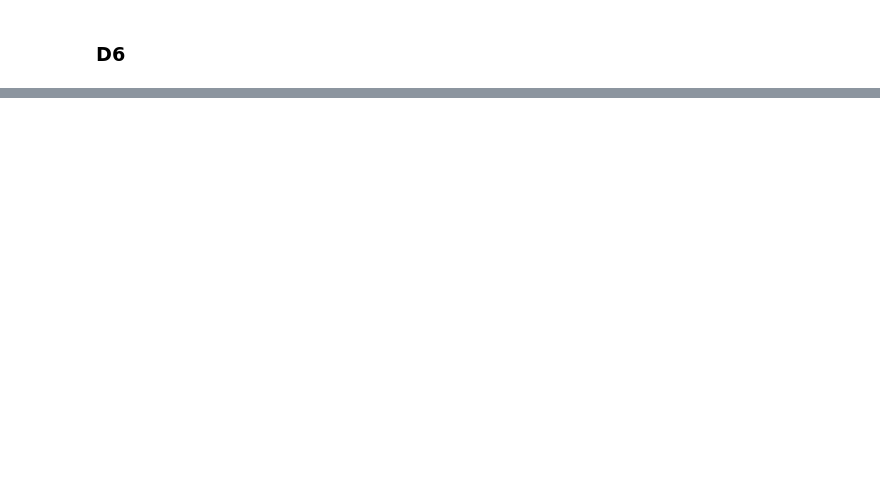
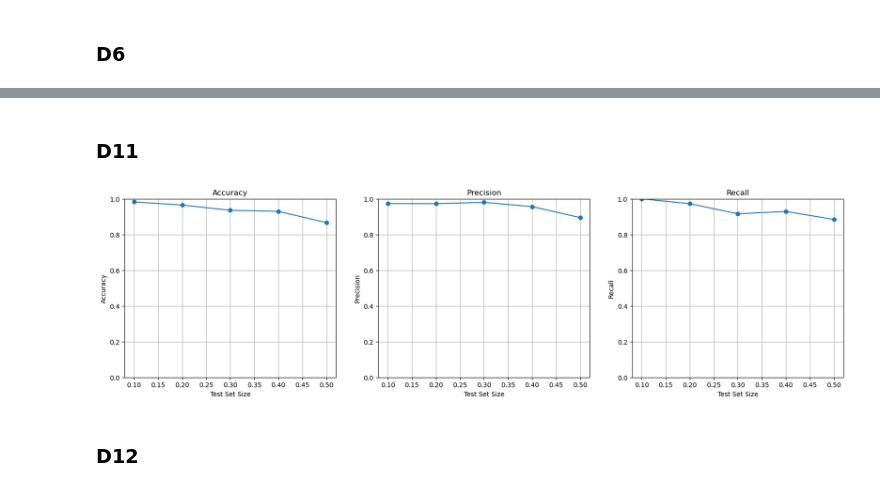
Before and after one commit to AmmadR/cits5508assig2, a Jupyter notebook: assig2_23853569.ipynb, the cells around one changed output, grey strips where cells are left out. Cells and saved outputs as stored; diff of their text form; code cells hidden in the pictures; blank space fills up the shorter version.

```diff
--- a/assig2_23853569.ipynb
+++ b/assig2_23853569.ipynb
@@ -144,0 +215,49 @@ Benign             3      70
+# %% [markdown]
+### D11
+# %%
+# Initialise
+test_split_size = [0.5, 0.4, 0.3, 0.2, 0.1]  # Random states for the splits
+results = []
+
+for size in test_split_size:
+
+    # Split the data
+    X_train, X_test, y_train, y_test = train_test_split(df_sorted.drop("target", axis=1),
+                                                        df_sorted["target"],
+                                                        test_size=size,
+                                                        random_state=5508)
+
+    # Train the decision tree
+    tree_clf = DecisionTreeClassifier(random_state=5508)
+    tree_clf.fit(X_train, y_train)
+
+    # Make predictions on the test set
+    y_pred_test = tree_clf.predict(X_test)
+
+    # Calculate performance measures
+    accuracy = accuracy_score(y_test, y_pred_test)
+    precision = precision_score(y_test, y_pred_test)
+    recall = recall_score(y_test, y_pred_test)
+
+    # Store results
+    results.append((accuracy, precision, recall))
+
+# Prepare to plot
+results = np.array(results)
+titles = ["Accuracy", "Precision", "Recall"]
+fig, axes = plt.subplots(1, 3, figsize=(20, 5))
+
+# Plot test set sizes via the three graphs
+for i, ax in enumerate(axes):
+    ax.plot(test_split_size, results[:, i], marker="o")
+    ax.set_title(titles[i])
+    ax.set_xlabel("Test Set Size")
+    ax.set_ylabel(titles[i])
+    ax.set_ylim(0, 1) # Ensure between 0 and 1
+    ax.grid(True)
+
+plt.show()
+# %% [output]
+[figure, added]
+# %% [markdown]
+### D12
```
Also changed, not shown: parts of 10 cells of this notebook.
